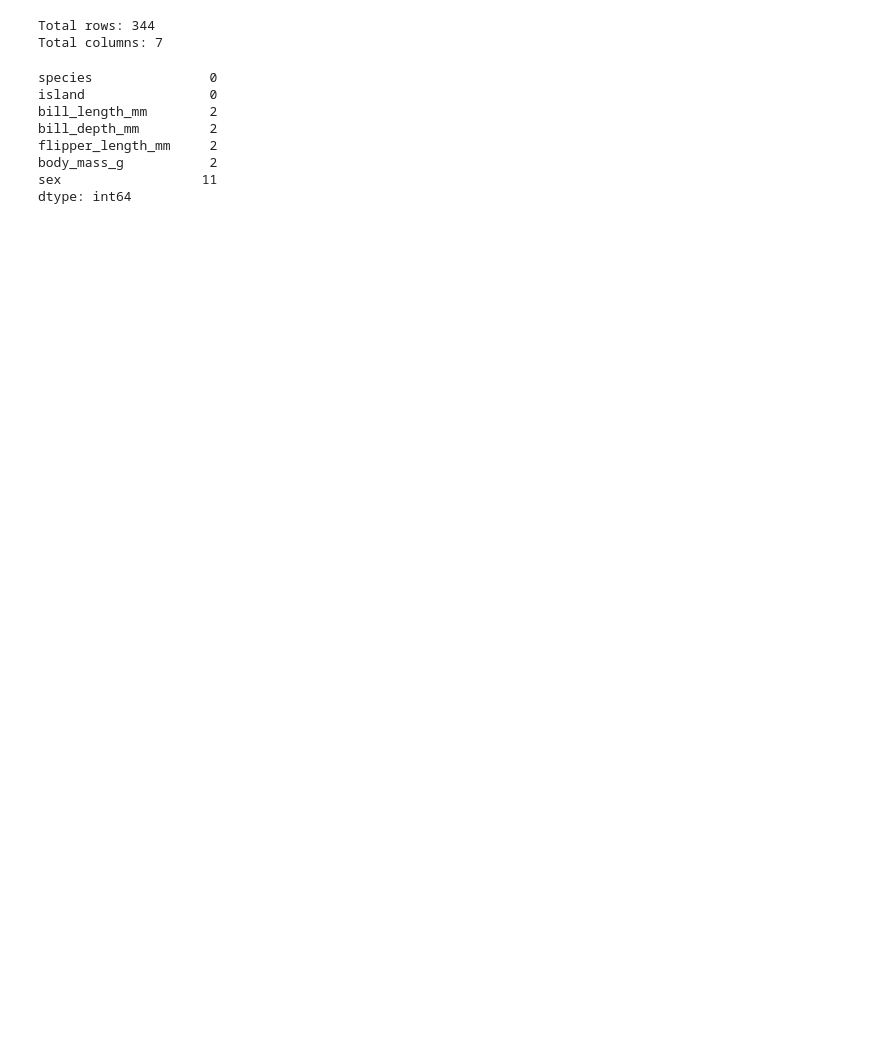
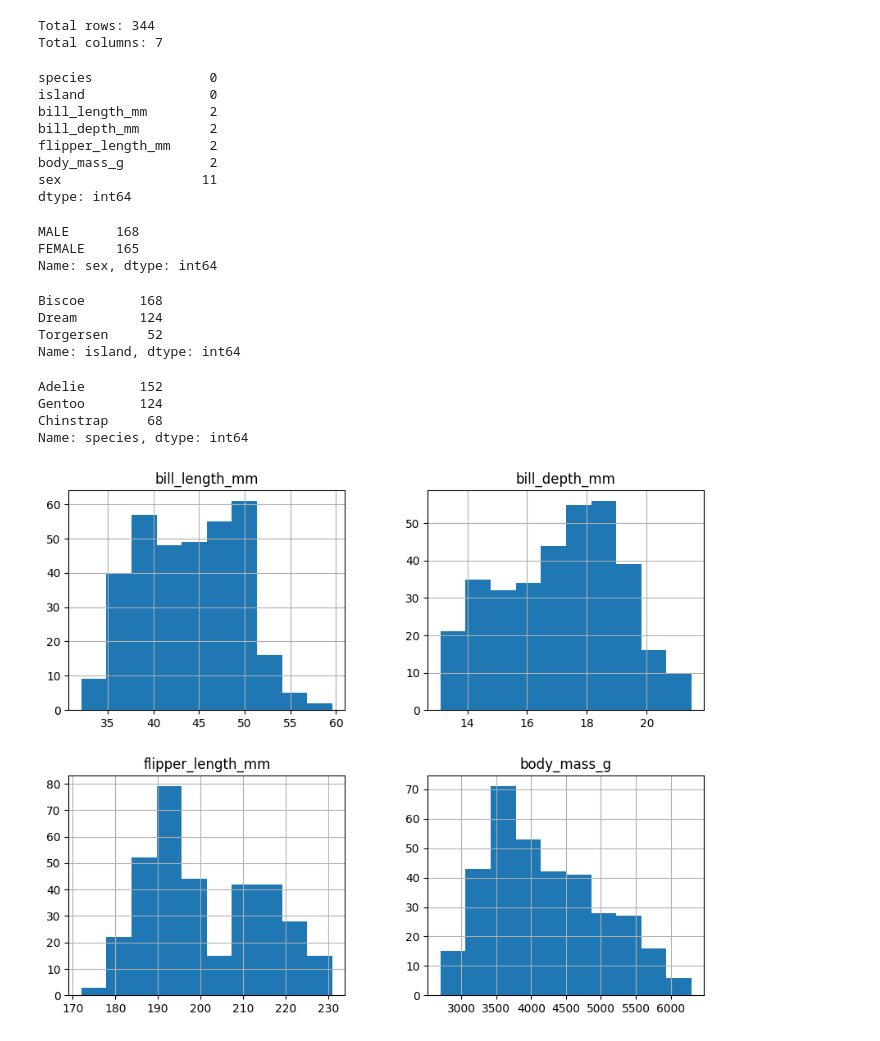
Before and after one commit to abrakadabra-exe/bigdata-open-ended, a Jupyter notebook: penguins-analysis.ipynb, the cells around one changed output. Cells and saved outputs as stored; diff of their text form; code cells hidden in the pictures; blank space fills up the shorter version.

```diff
--- a/penguins-analysis.ipynb
+++ b/penguins-analysis.ipynb
@@ -50,3 +50,23 @@ flipper_length_mm     2
 body_mass_g           2
 sex                  11
 dtype: int64
+# %%
+df['sex'].value_counts()
+# %% [output]
+MALE      168
+FEMALE    165
+Name: sex, dtype: int64
+# %%
+df['island'].value_counts()
+# %% [output]
+Biscoe       168
+Dream        124
+Torgersen     52
+Name: island, dtype: int64
+# %%
+df['species'].value_counts()
+# %% [output]
+Adelie       152
+Gentoo       124
+Chinstrap     68
+Name: species, dtype: int64
@@ -52,0 +77,5 @@ dtype: int64
+# %%
+df.hist(figsize=(10,8))
+plt.show()
+# %% [output]
+[figure, added]
```
Also changed, not shown: parts of 15 cells of this notebook, 8 other files.
